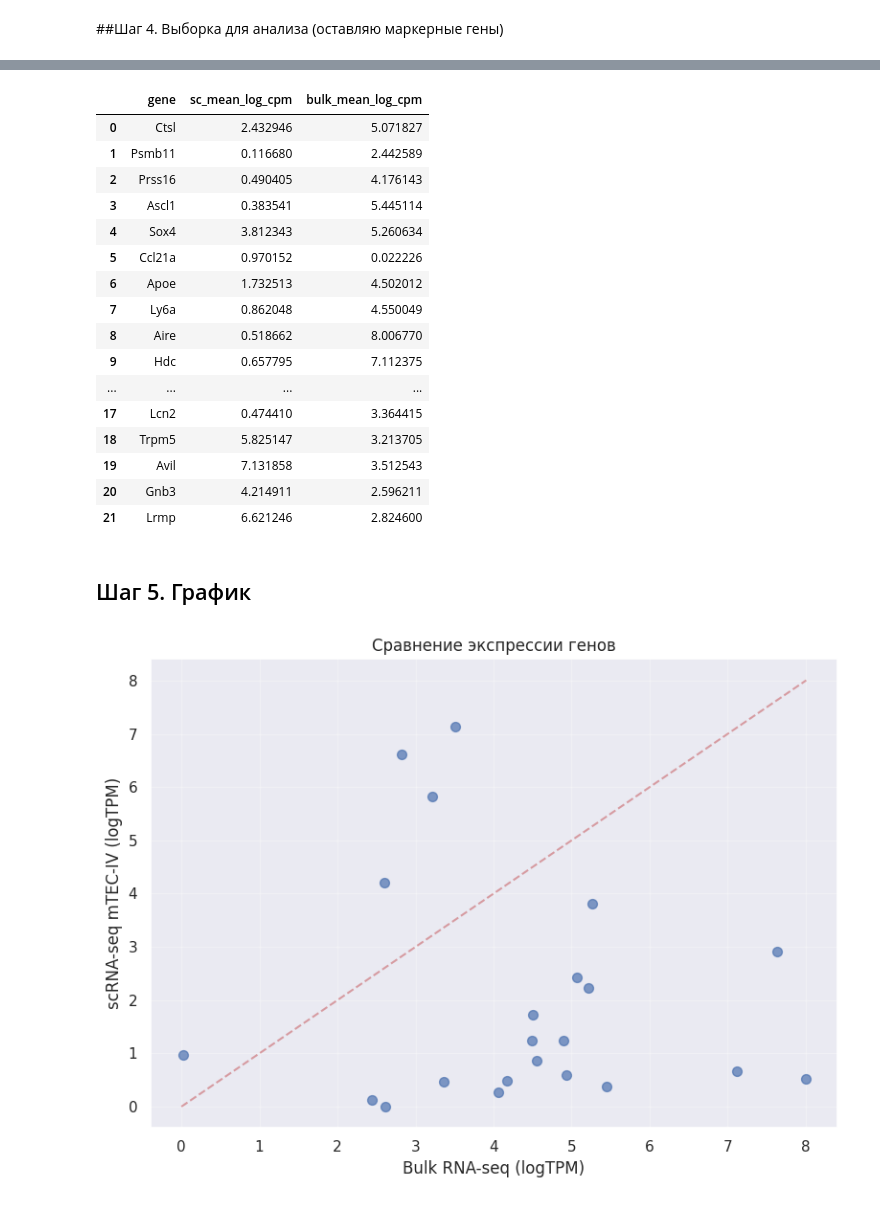
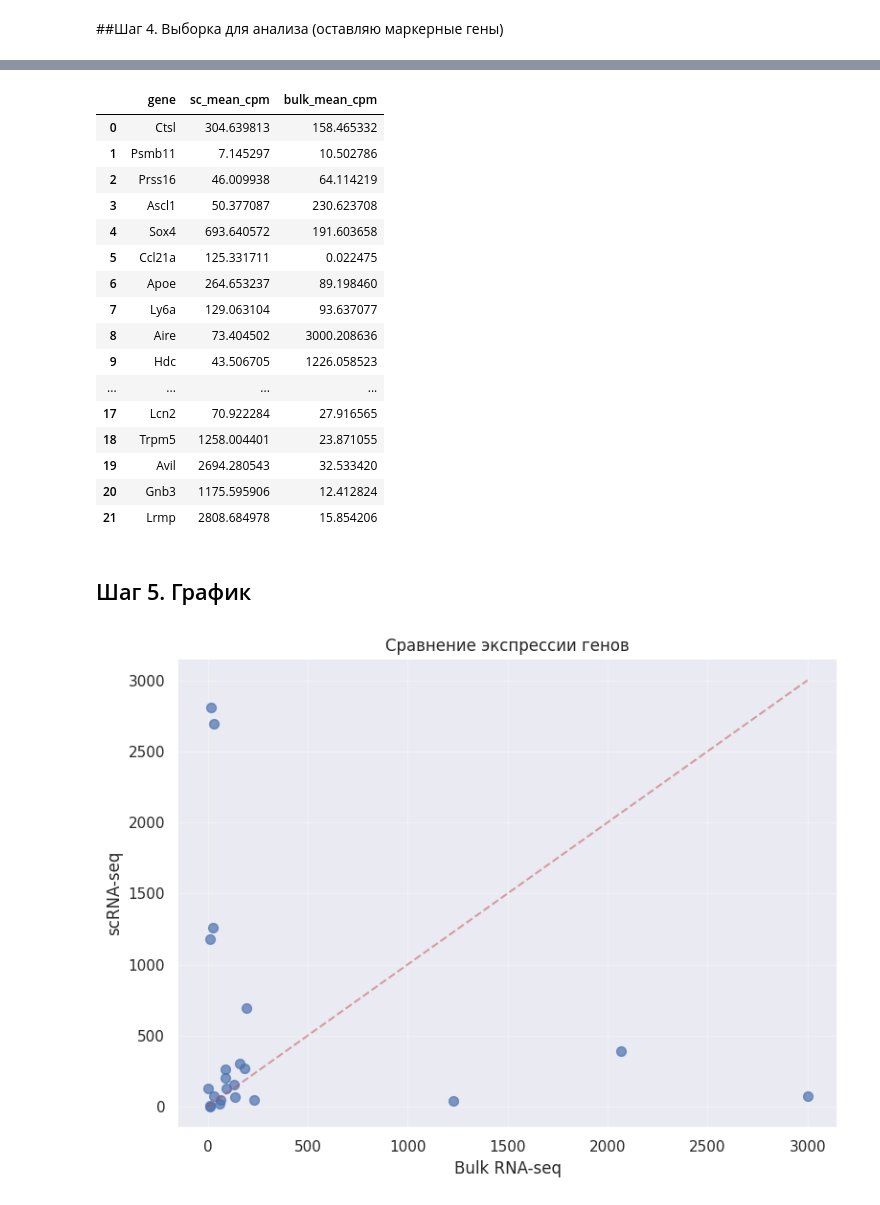
Before and after one commit to ir-ir-ir/HSE_Bioinformatics, a Jupyter notebook: bioinf_hw4/src/scRNA_seq.ipynb, the cells around one changed output, grey strips where cells are left out. Saved outputs shown, nothing was run; the diff lists cells and outputs as text; code cells hidden in the pictures.

```diff
--- a/bioinf_hw4/src/scRNA_seq.ipynb
+++ b/bioinf_hw4/src/scRNA_seq.ipynb
@@ -446,2 +429,7 @@ bulk_df
 # %% [markdown]
 ## Шаг 3. Добавление данных scRNA seq
+# %%
+# добавляю группы клеток
+adata_without_log.obs["cell_type"] = sorted_cell_groups.values
+
+adata_without_log
@@ -448,19 +439,19 @@ bulk_df
 # %%
 # нахожу клетки нужной подгруппы
-mTEC_IV = adata.obs[adata.obs['cell_type'] == 'mTEC-IV'].index
+mTEC_IV = adata_without_log.obs[adata_without_log.obs['cell_type'] == 'mTEC-IV'].index
 print(f"Клеток mTEC-IV: {len(mTEC_IV)}")
 
 # подмножество adata только для mTEC-IV
-adata_mTEC_IV = adata[mTEC_IV]
+adata_mTEC_IV = adata_without_log[mTEC_IV]
 # %% [output]
 Клеток mTEC-IV: 151
 # %%
 # среднее значение CPM по всем клеткам scRNA-seq (подгруппа  mTEC-IV)
-sc_log_mean = adata_mTEC_IV.X.mean(axis=0)
+sc_mean = adata_mTEC_IV.X.mean(axis=0)
 
 sc_df = pd.DataFrame({
     'gene': adata_mTEC_IV.var_names,
-    'sc_mean_log_cpm': sc_log_mean
+    'sc_mean_cpm': sc_mean
 })
 
 sc_df
@@ -511,54 +502,54 @@ bulk_markers
 # %%
 # объединяю по колонке 'gene'
-data_for_analysis = pd.merge(sc_df, bulk_markers[['gene', 'bulk_mean_log_cpm']], on='gene')
+data_for_analysis = pd.merge(sc_df, bulk_markers[['gene', 'bulk_mean_cpm']], on='gene')
 
 data_for_analysis
 # %% [output]
-|  | gene | sc_mean_log_cpm | bulk_mean_log_cpm |
-| 0 | Ctsl | 2.432946 | 5.071827 |
-| 1 | Psmb11 | 0.116680 | 2.442589 |
-| 2 | Prss16 | 0.490405 | 4.176143 |
-| 3 | Ascl1 | 0.383541 | 5.445114 |
-| 4 | Sox4 | 3.812343 | 5.260634 |
-| 5 | Ccl21a | 0.970152 | 0.022226 |
-| 6 | Apoe | 1.732513 | 4.502012 |
-| 7 | Ly6a | 0.862048 | 4.550049 |
-| 8 | Aire | 0.518662 | 8.006770 |
-| 9 | Hdc | 0.657795 | 7.112375 |
+|  | gene | sc_mean_cpm | bulk_mean_cpm |
+| 0 | Ctsl | 304.639813 | 158.465332 |
+| 1 | Psmb11 | 7.145297 | 10.502786 |
+| 2 | Prss16 | 46.009938 | 64.114219 |
+| 3 | Ascl1 | 50.377087 | 230.623708 |
+| 4 | Sox4 | 693.640572 | 191.603658 |
+| 5 | Ccl21a | 125.331711 | 0.022475 |
+| 6 | Apoe | 264.653237 | 89.198460 |
+| 7 | Ly6a | 129.063104 | 93.637077 |
+| 8 | Aire | 73.404502 | 3000.208636 |
+| 9 | Hdc | 43.506705 | 1226.058523 |
 | ... | ... | ... | ... |
-| 17 | Lcn2 | 0.474410 | 3.364415 |
-| 18 | Trpm5 | 5.825147 | 3.213705 |
-| 19 | Avil | 7.131858 | 3.512543 |
-| 20 | Gnb3 | 4.214911 | 2.596211 |
-| 21 | Lrmp | 6.621246 | 2.824600 |
+| 17 | Lcn2 | 70.922284 | 27.916565 |
+| 18 | Trpm5 | 1258.004401 | 23.871055 |
+| 19 | Avil | 2694.280543 | 32.533420 |
+| 20 | Gnb3 | 1175.595906 | 12.412824 |
+| 21 | Lrmp | 2808.684978 | 15.854206 |
 # %% [markdown]
 ## Шаг 5. График
 # %%
 plt.figure(figsize=(8, 6))
 
 # каждая точка = 1 ген
 # X = средняя экспрессия в bulk
 # Y = средняя экспрессия в mTEC-IV
-plt.scatter(data_for_analysis['bulk_mean_log_cpm'],
-            data_for_analysis['sc_mean_log_cpm'],
+plt.scatter(data_for_analysis['bulk_mean_cpm'],
+            data_for_analysis['sc_mean_cpm'],
             s=50, alpha=0.7)
 
 # линия y=x для сравнения
-x_min = data_for_analysis['bulk_mean_log_cpm'].min()
-x_max = data_for_analysis['bulk_mean_log_cpm'].max()
-y_min = data_for_analysis['sc_mean_log_cpm'].min()
-y_max = data_for_analysis['sc_mean_log_cpm'].max()
+x_min = data_for_analysis['bulk_mean_cpm'].min()
+x_max = data_for_analysis['bulk_mean_cpm'].max()
+y_min = data_for_analysis['sc_mean_cpm'].min()
+y_max = data_for_analysis['sc_mean_cpm'].max()
 min_val = min(x_min, y_min)
 max_val = max(x_max, y_max)
 plt.plot([min_val, max_val], [min_val, max_val], 'r--', alpha=0.5)
 
 # Подписи осей
-plt.xlabel('Bulk RNA-seq (logTPM)')
-plt.ylabel('scRNA-seq mTEC-IV (logTPM)')
+plt.xlabel('Bulk RNA-seq')
+plt.ylabel('scRNA-seq')
 plt.title('Сравнение экспрессии генов')
 
 plt.grid(True, alpha=0.3)
 plt.tight_layout()
 plt.show()
 # %% [output]
-[figure, old version]
+[figure, new version]
```
Also changed, not shown: parts of 14 cells of this notebook.
